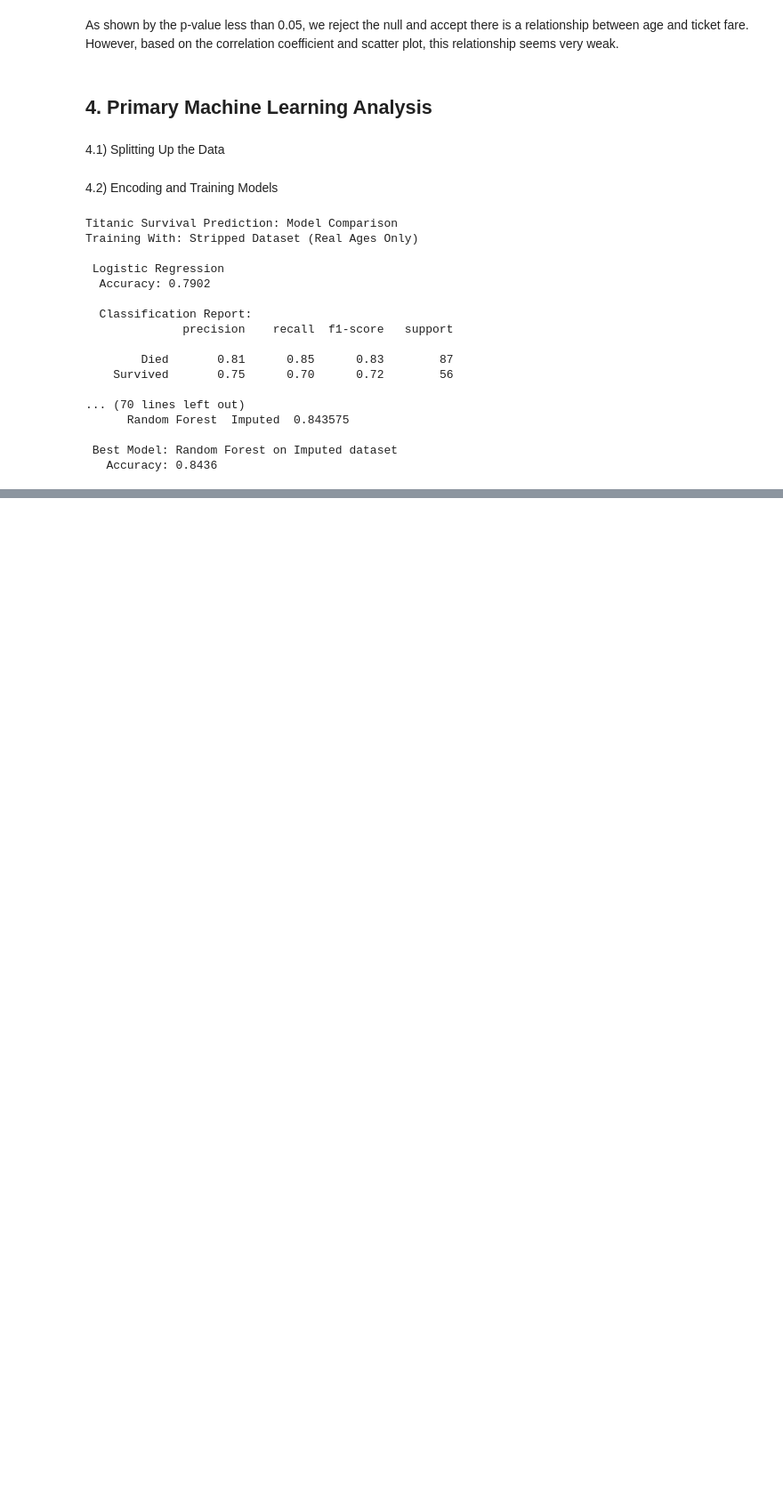
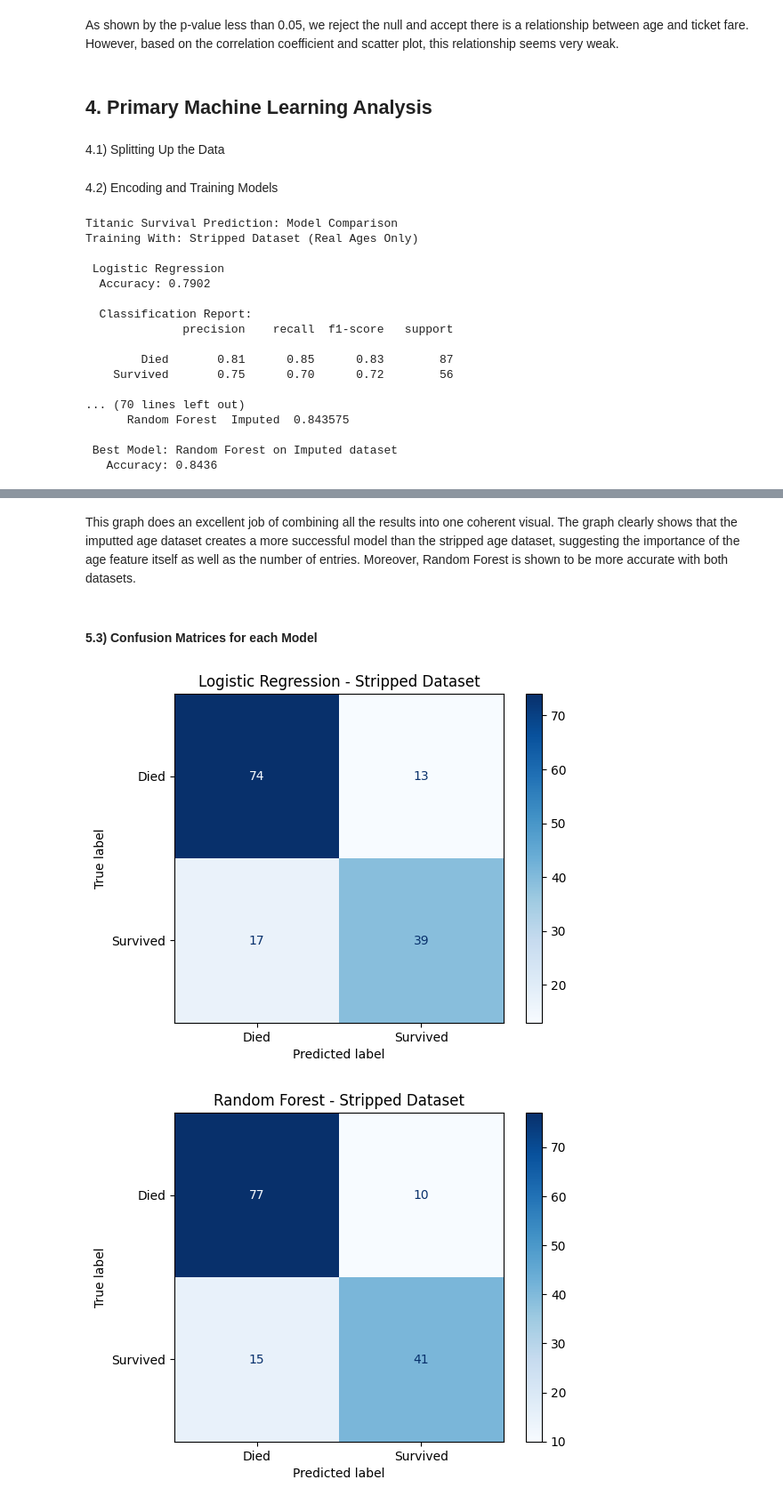
Before and after one commit to justin-glazer/320-FinalProject, a Jupyter notebook: CMSC320_Final_Project.ipynb, the cells around one changed output, grey strips where cells are left out. Shown at 89% size. Cells and saved outputs as stored; diff of their text form; code cells hidden in the pictures; blank space fills up the shorter version.

```diff
--- a/CMSC320_Final_Project.ipynb
+++ b/CMSC320_Final_Project.ipynb
@@ -597,0 +628,30 @@ Training With: Stripped Dataset (Real Ages Only)
+# %% [markdown]
+This graph does an excellent job of combining all the results into one coherent visual. The graph clearly shows that the imputted age dataset creates a more successful model than the stripped age dataset, suggesting the importance of the age feature itself as well as the number of entries. Moreover, Random Forest is shown to be more accurate with both datasets.
+# %% [markdown]
+#### 5.3) Confusion Matrices for each Model
+# %%
+from sklearn.metrics import ConfusionMatrixDisplay
+
+#STRIPPED DATASET
+for name, res in results_stripped.items():
+    #create and plot the confusion matrix based on how well the model predicts survival status
+    ConfusionMatrixDisplay.from_predictions(
+        res['y_test'], res['predictions'],
+        display_labels=['Died', 'Survived'],
+        cmap='Blues'
+    )
+    plt.title(f"{name} - Stripped Dataset")
+    plt.show()
+
+#IMPUTED DATASET
+for name, res in results_imputed.items():
+    ConfusionMatrixDisplay.from_predictions(
+        res['y_test'], res['predictions'],
+        display_labels=['Died', 'Survived'],
+        cmap='Blues'
+    )
+    plt.title(f"{name} - Imputed Dataset")
+    plt.show()
+# %% [output]
+[figure, added]
+[figure, added]
```
Also changed, not shown: parts of 11 cells of this notebook.
